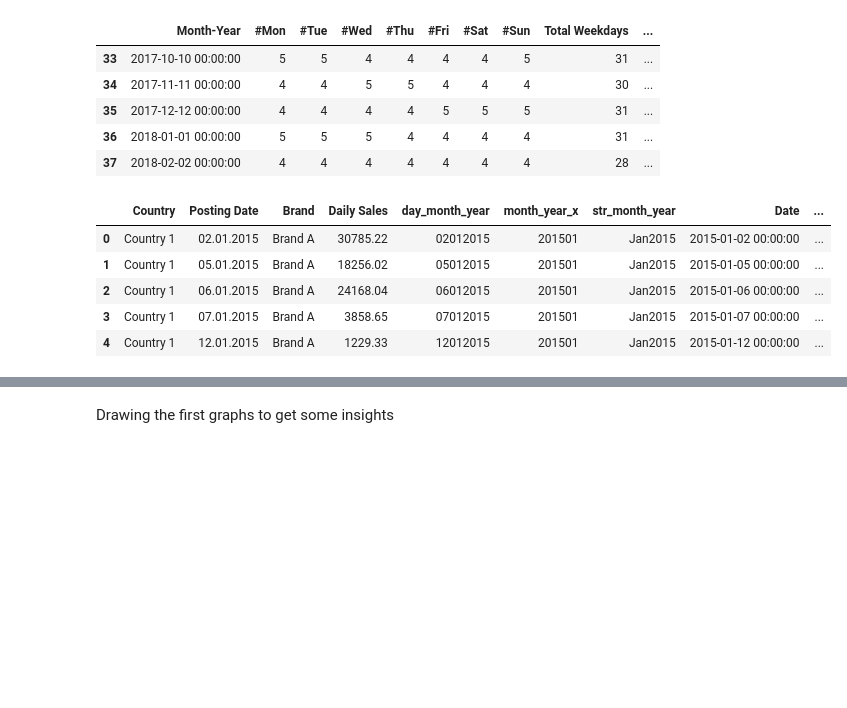
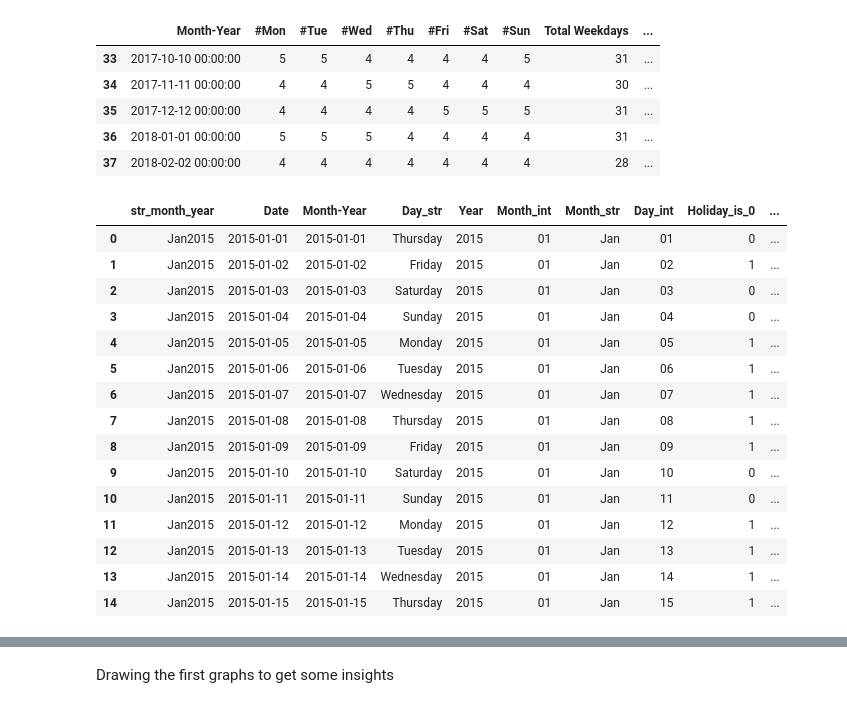
Before and after one commit to diruit/novartis_challenge, a Jupyter notebook: Data_cleaning_notebook.ipynb, the cells around one changed output, grey strips where cells are left out. Saved outputs shown, nothing was run; the diff lists cells and outputs as text; code cells hidden in the pictures; blank space fills up the shorter version.

Commit message:
plotting some graphs and analyzing data

```diff
--- a/Data_cleaning_notebook.ipynb
+++ b/Data_cleaning_notebook.ipynb
@@ -458,12 +456,22 @@ monthly_data.tail()
 | 37 | 2018-02-02 00:00:00 | 4 | 4 | 4 | 4 | 4 | 4 | 4 | 28 | ... |
 # %%
 #daily data merge
-daily_data = pd.merge(daily_sales, calendar, on='day_month_year', how='outer')
-daily_data.head()
+daily_data = pd.merge(calendar, daily_sales, on='day_month_year', how='outer').fillna(0)
+daily_data.head(15)
 # %% [output]
-|  | Country | Posting Date | Brand | Daily Sales | day_month_year | month_year_x | str_month_year | Date | ... |
-| 0 | Country 1 | 02.01.2015 | Brand A | 30785.22 | 02012015 | 201501 | Jan2015 | 2015-01-02 00:00:00 | ... |
-| 1 | Country 1 | 05.01.2015 | Brand A | 18256.02 | 05012015 | 201501 | Jan2015 | 2015-01-05 00:00:00 | ... |
-| 2 | Country 1 | 06.01.2015 | Brand A | 24168.04 | 06012015 | 201501 | Jan2015 | 2015-01-06 00:00:00 | ... |
-| 3 | Country 1 | 07.01.2015 | Brand A | 3858.65 | 07012015 | 201501 | Jan2015 | 2015-01-07 00:00:00 | ... |
-| 4 | Country 1 | 12.01.2015 | Brand A | 1229.33 | 12012015 | 201501 | Jan2015 | 2015-01-12 00:00:00 | ... |
+|  | str_month_year | Date | Month-Year | Day_str | Year | Month_int | Month_str | Day_int | Holiday_is_0 | ... |
+| 0 | Jan2015 | 2015-01-01 | 2015-01-01 | Thursday | 2015 | 01 | Jan | 01 | 0 | ... |
+| 1 | Jan2015 | 2015-01-02 | 2015-01-02 | Friday | 2015 | 01 | Jan | 02 | 1 | ... |
+| 2 | Jan2015 | 2015-01-03 | 2015-01-03 | Saturday | 2015 | 01 | Jan | 03 | 0 | ... |
+| 3 | Jan2015 | 2015-01-04 | 2015-01-04 | Sunday | 2015 | 01 | Jan | 04 | 0 | ... |
+| 4 | Jan2015 | 2015-01-05 | 2015-01-05 | Monday | 2015 | 01 | Jan | 05 | 1 | ... |
+| 5 | Jan2015 | 2015-01-06 | 2015-01-06 | Tuesday | 2015 | 01 | Jan | 06 | 1 | ... |
+| 6 | Jan2015 | 2015-01-07 | 2015-01-07 | Wednesday | 2015 | 01 | Jan | 07 | 1 | ... |
+| 7 | Jan2015 | 2015-01-08 | 2015-01-08 | Thursday | 2015 | 01 | Jan | 08 | 1 | ... |
+| 8 | Jan2015 | 2015-01-09 | 2015-01-09 | Friday | 2015 | 01 | Jan | 09 | 1 | ... |
+| 9 | Jan2015 | 2015-01-10 | 2015-01-10 | Saturday | 2015 | 01 | Jan | 10 | 0 | ... |
+| 10 | Jan2015 | 2015-01-11 | 2015-01-11 | Sunday | 2015 | 01 | Jan | 11 | 0 | ... |
+| 11 | Jan2015 | 2015-01-12 | 2015-01-12 | Monday | 2015 | 01 | Jan | 12 | 1 | ... |
+| 12 | Jan2015 | 2015-01-13 | 2015-01-13 | Tuesday | 2015 | 01 | Jan | 13 | 1 | ... |
+| 13 | Jan2015 | 2015-01-14 | 2015-01-14 | Wednesday | 2015 | 01 | Jan | 14 | 1 | ... |
+| 14 | Jan2015 | 2015-01-15 | 2015-01-15 | Thursday | 2015 | 01 | Jan | 15 | 1 | ... |
```
Also changed, not shown: parts of 25 cells of this notebook.
